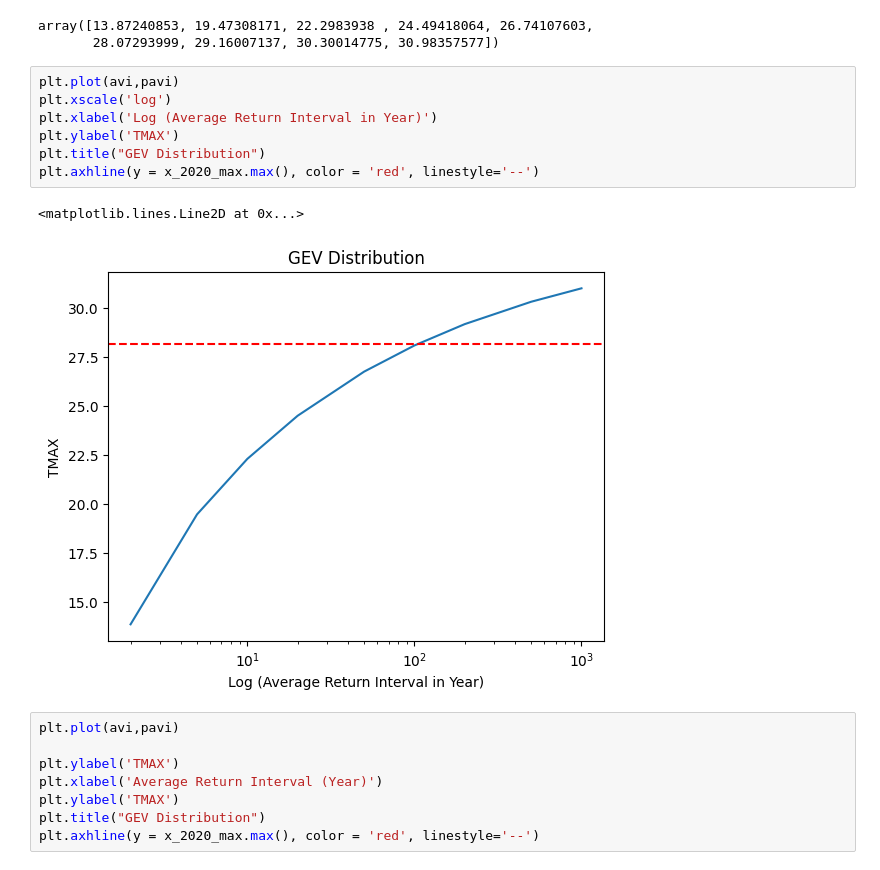
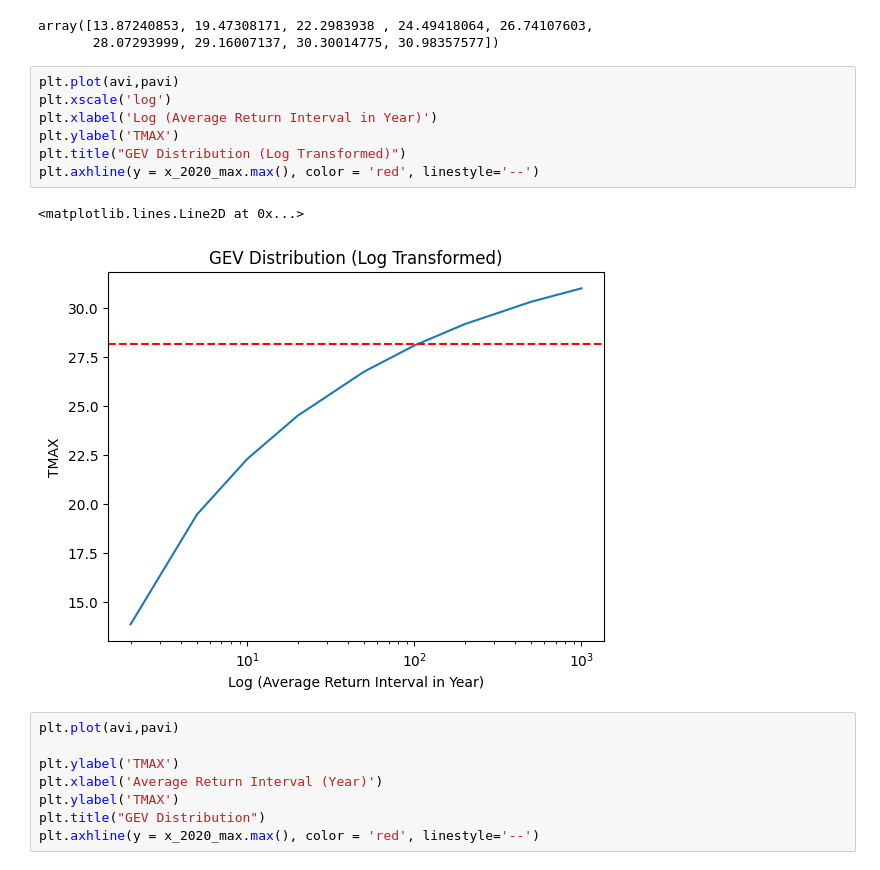
Before and after one commit to xinhe-zhang/heatwave, a Jupyter notebook: HW5_張昕荷_R12228016.ipynb, the cells around one changed output. Drawn from its saved outputs; the diff is of its cells as text.

```diff
--- a/HW5_張昕荷_R12228016.ipynb
+++ b/HW5_張昕荷_R12228016.ipynb
@@ -430,13 +430,13 @@ array([13.87240853, 19.47308171, 22.2983938 , 24.49418064, 26.74107603,
 # %%
 plt.plot(avi,pavi)
 plt.xscale('log')
 plt.xlabel('Log (Average Return Interval in Year)')
 plt.ylabel('TMAX')
-plt.title("GEV Distribution")
+plt.title("GEV Distribution (Log Transformed)")
 plt.axhline(y = x_2020_max.max(), color = 'red', linestyle='--')
 # %% [output]
 <matplotlib.lines.Line2D at 0x...>
-[figure, old version]
+[figure, new version]
 # %%
 plt.plot(avi,pavi)
 
```
Also changed, not shown: parts of 6 cells of this notebook.
